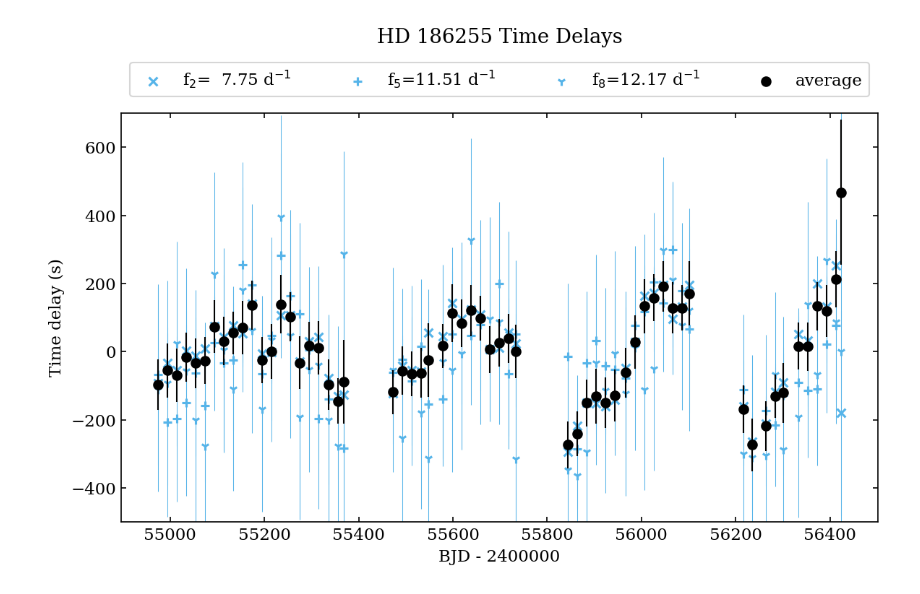
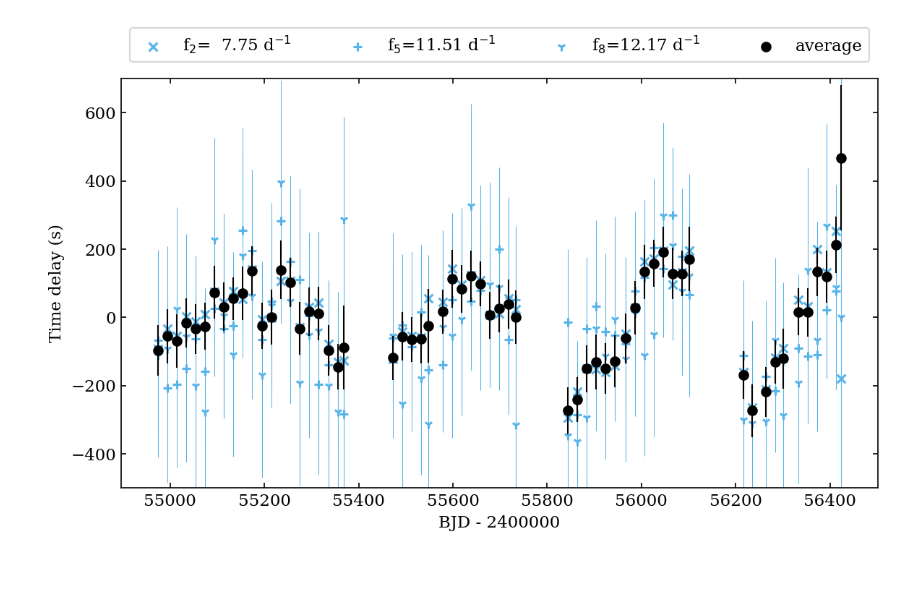
Before and after one commit to benjaminpope/smearcampaign, a Jupyter notebook: notebooks/HD186255_time_delay_plot.ipynb, the cells around one changed output. Drawn from its saved outputs; the diff is of its cells as text; code cells hidden in the pictures.

Commit message:
figures and tables amended

```diff
--- a/notebooks/HD186255_time_delay_plot.ipynb
+++ b/notebooks/HD186255_time_delay_plot.ipynb
@@ -29,29 +29,29 @@ rcParams["font.family"] = "serif"
 # %%
 plt.figure(figsize=[9,5])
 colournum = 5
 markersize= 32
 plt.scatter(df["time"],df["tau2"],label=r"f$_2$=  7.75 d$^{-1}$",marker="x",zorder=8,
             color=colours[colournum],s=markersize)
 plt.scatter(df["time"],df["tau5"],label=r"f$_5$=11.51 d$^{-1}$",marker="+",zorder=7,
             color=colours[colournum],s=markersize)
 plt.scatter(df["time"],df["tau8"],label=r"f$_8$=12.17 d$^{-1}$",marker="1",zorder=6,
             color=colours[colournum],s=markersize)
 plt.scatter(av["time"],av["tau"], label="average", c='k',zorder=10)
 
 plt.legend(bbox_to_anchor=(0., 1.02, 1., .102), mode='expand',ncol=4,loc=3)
 
 plt.errorbar(df["time"],df["tau2"],df["tau2_err"],fmt="none",elinewidth=0.5,color=colours[colournum])
 plt.errorbar(df["time"],df["tau5"],df["tau5_err"],fmt="none",elinewidth=0.5,color=colours[colournum])
 plt.errorbar(df["time"],df["tau8"],df["tau8_err"],fmt="none",elinewidth=0.5,color=colours[colournum])
 plt.errorbar(av["time"],av["tau"],av["err"],fmt="none",elinewidth=1.0,zorder=9,c='k')
 
 plt.ylabel("Time delay (s)")
 plt.xlabel("BJD - 2400000")
 
 plt.ylim(-500,700)
-plt.title('HD 186255 Time Delays',y=1.15)
+# plt.title('HD 186255 Time Delays',y=1.15)
 
 plt.savefig("../paper/HD186255_time_delay.png",bbox_inches='tight')
 plt.savefig("../paper/HD186255_time_delay.pdf",bbox_inches='tight')
 # %% [output]
-[figure, old version]
+[figure, new version]
```
Also changed, not shown: 11 other files.
